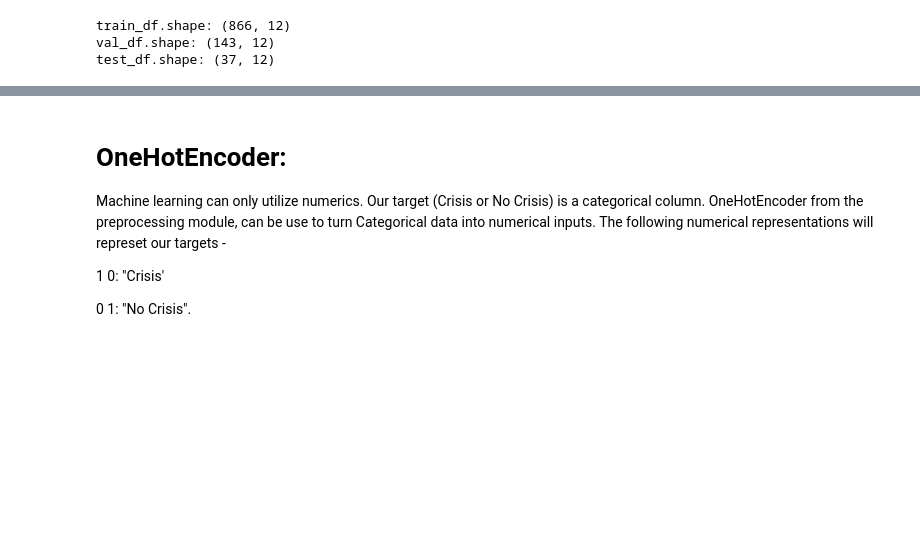
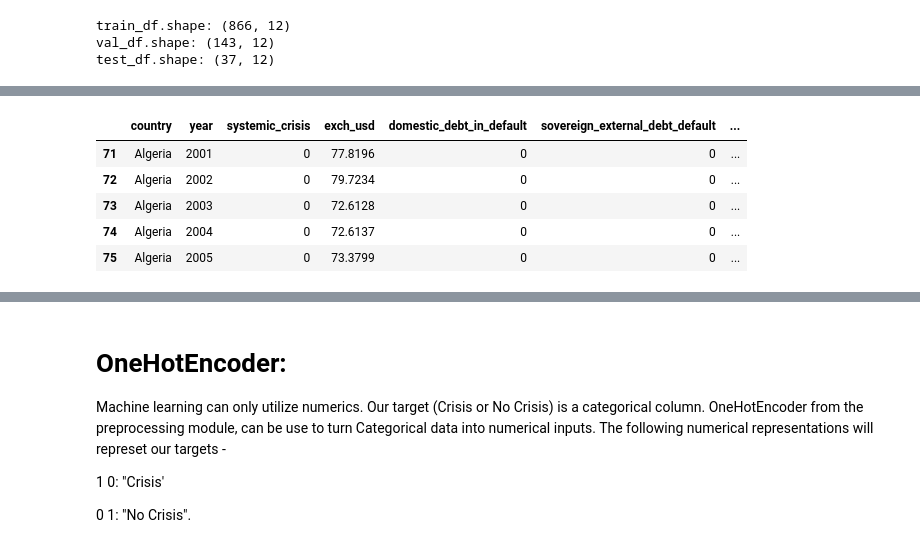
Before and after one commit to LeeBoy-Hmong/MachineLearning, a Jupyter notebook: FinancialCrisis/FinancialAfrica.ipynb, the cells around one changed output, grey strips where cells are left out. Cells and saved outputs as stored; diff of their text form; code cells hidden in the pictures; blank space fills up the shorter version.

```diff
--- a/FinancialCrisis/FinancialAfrica.ipynb
+++ b/FinancialCrisis/FinancialAfrica.ipynb
@@ -303,0 +313,9 @@ test_df.shape: (37, 12)
+# %%
+val_df.head()
+# %% [output]
+|  | country | year | systemic_crisis | exch_usd | domestic_debt_in_default | sovereign_external_debt_default | ... |
+| 71 | Algeria | 2001 | 0 | 77.8196 | 0 | 0 | ... |
+| 72 | Algeria | 2002 | 0 | 79.7234 | 0 | 0 | ... |
+| 73 | Algeria | 2003 | 0 | 72.6128 | 0 | 0 | ... |
+| 74 | Algeria | 2004 | 0 | 72.6137 | 0 | 0 | ... |
+| 75 | Algeria | 2005 | 0 | 73.3799 | 0 | 0 | ... |
```
Also changed, not shown: parts of 10 cells of this notebook.
